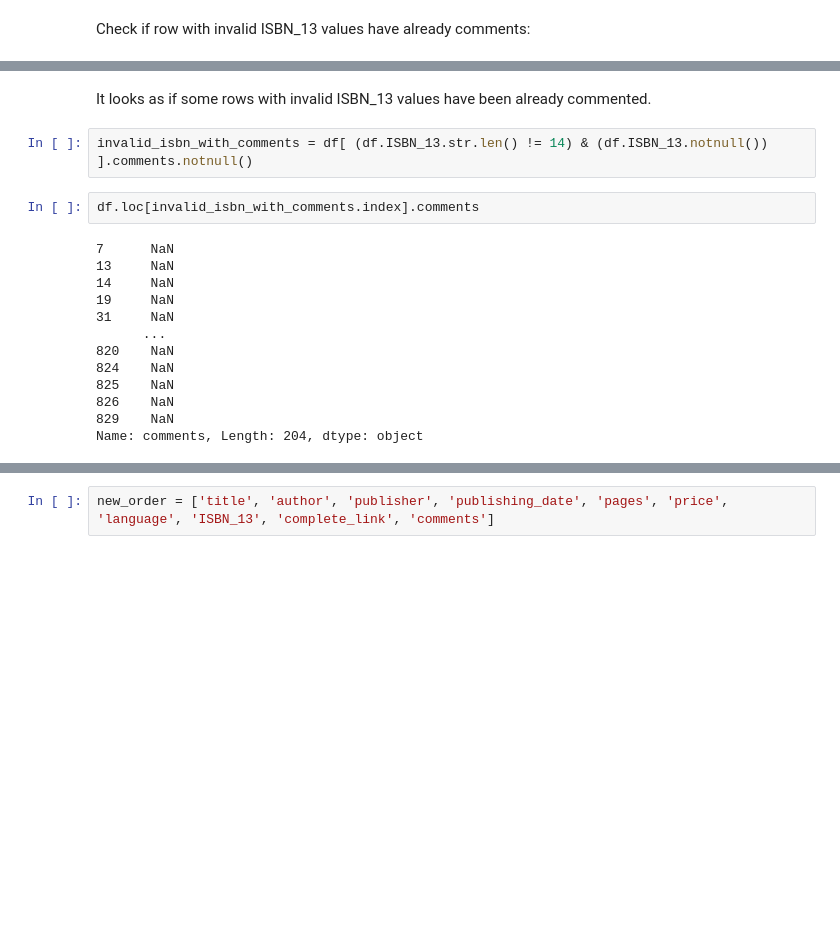
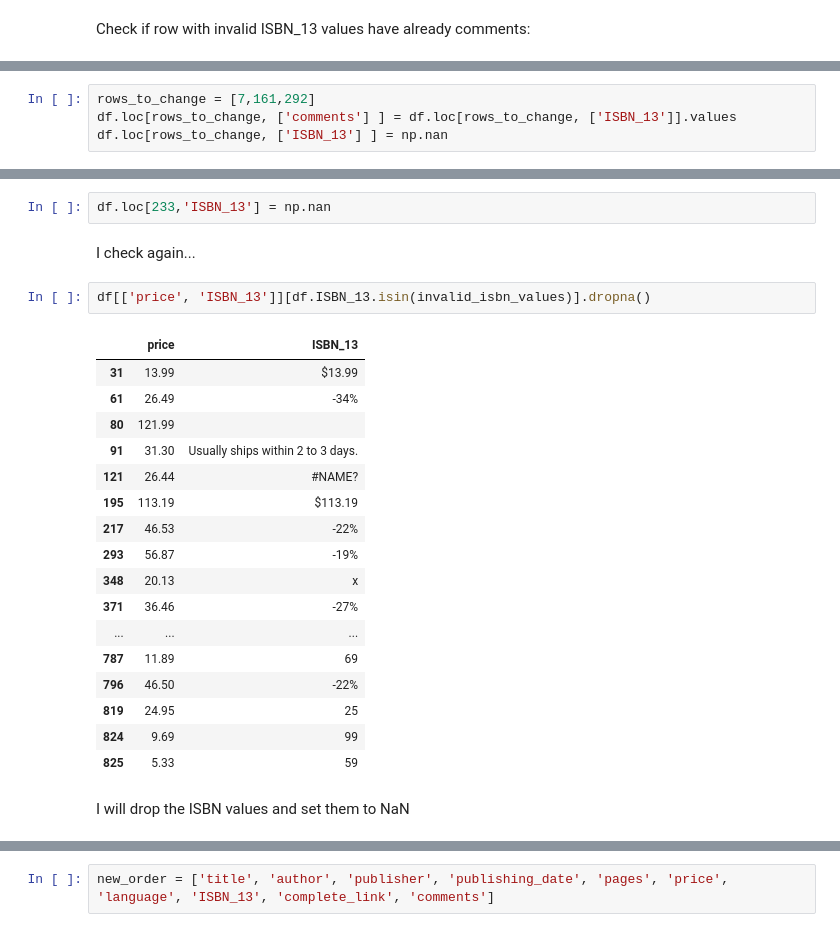
Before and after one commit to chusk2/data_cleaning, a Jupyter notebook: data_science_books/data_science_books.ipynb, the cells around one changed output, grey strips where cells are left out. Saved outputs shown, nothing was run; the diff lists cells and outputs as text; blank space fills up the shorter version.

```diff
--- a/data_science_books/data_science_books.ipynb
+++ b/data_science_books/data_science_books.ipynb
@@ -441,0 +475,4 @@ False
+# %%
+rows_to_change = [7,161,292]
+df.loc[rows_to_change, ['comments'] ] = df.loc[rows_to_change, ['ISBN_13']].values
+df.loc[rows_to_change, ['ISBN_13'] ] = np.nan
@@ -442,19 +487,26 @@ False
+# %%
+df.loc[233,'ISBN_13'] = np.nan
+# %% [markdown]
+I check again...
+# %%
+df[['price', 'ISBN_13']][df.ISBN_13.isin(invalid_isbn_values)].dropna()
+# %% [output]
+|  | price | ISBN_13 |
+| 31 | 13.99 | $13.99 |
+| 61 | 26.49 | -34% |
+| 80 | 121.99 |  |
+| 91 | 31.30 | Usually ships within 2 to 3 days. |
+| 121 | 26.44 | #NAME? |
+| 195 | 113.19 | $113.19 |
+| 217 | 46.53 | -22% |
+| 293 | 56.87 | -19% |
+| 348 | 20.13 | x |
+| 371 | 36.46 | -27% |
+| ... | ... | ... |
+| 787 | 11.89 | 69 |
+| 796 | 46.50 | -22% |
+| 819 | 24.95 | 25 |
+| 824 | 9.69 | 99 |
+| 825 | 5.33 | 59 |
 # %% [markdown]
-It looks as if some rows with invalid ISBN_13 values have been already commented.
+I will drop the ISBN values and set them to NaN
-# %%
-invalid_isbn_with_comments = df[ (df.ISBN_13.str.len() != 14) & (df.ISBN_13.notnull()) ].comments.notnull()
-# %%
-df.loc[invalid_isbn_with_comments.index].comments
-# %% [output]
-7      NaN
-13     NaN
-14     NaN
-19     NaN
-31     NaN
-      ...
-820    NaN
-824    NaN
-825    NaN
-826    NaN
-829    NaN
-Name: comments, Length: 204, dtype: object
```
Also changed, not shown: parts of 17 cells of this notebook.
